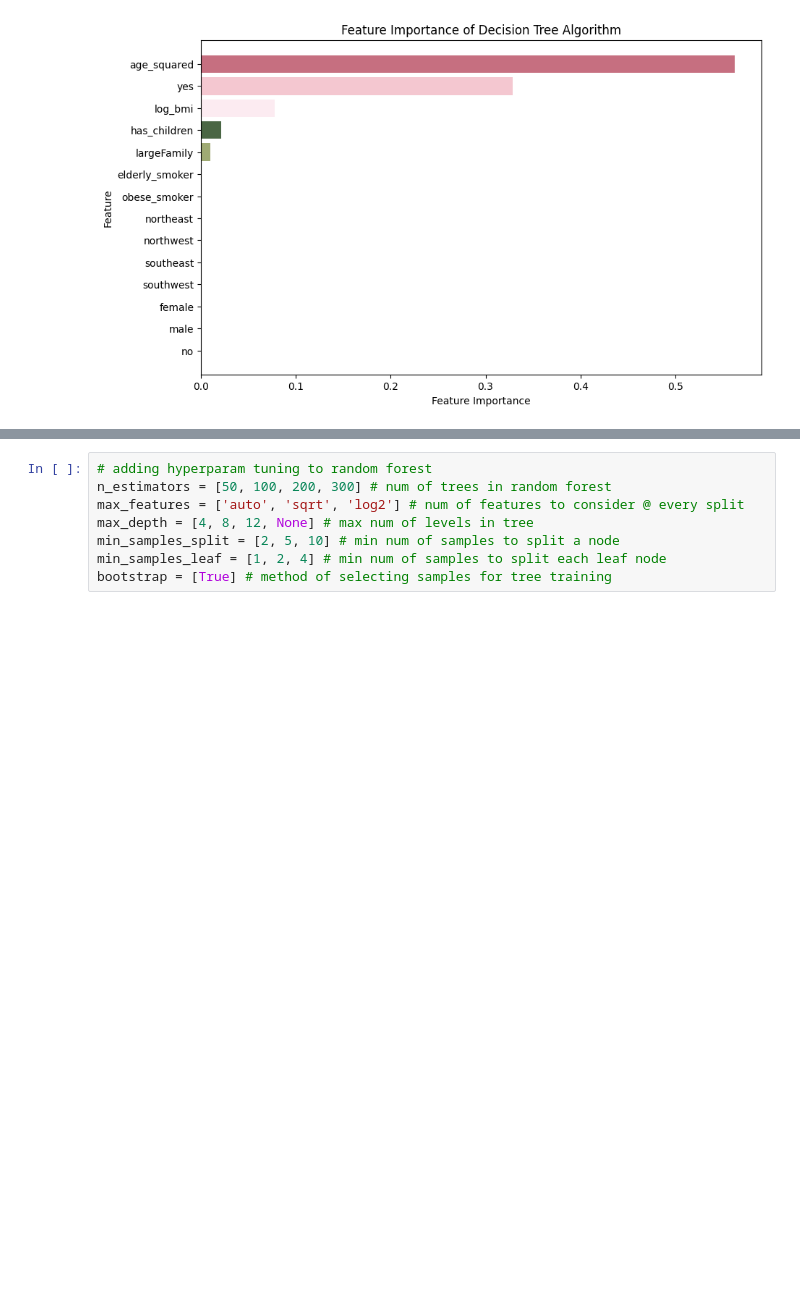
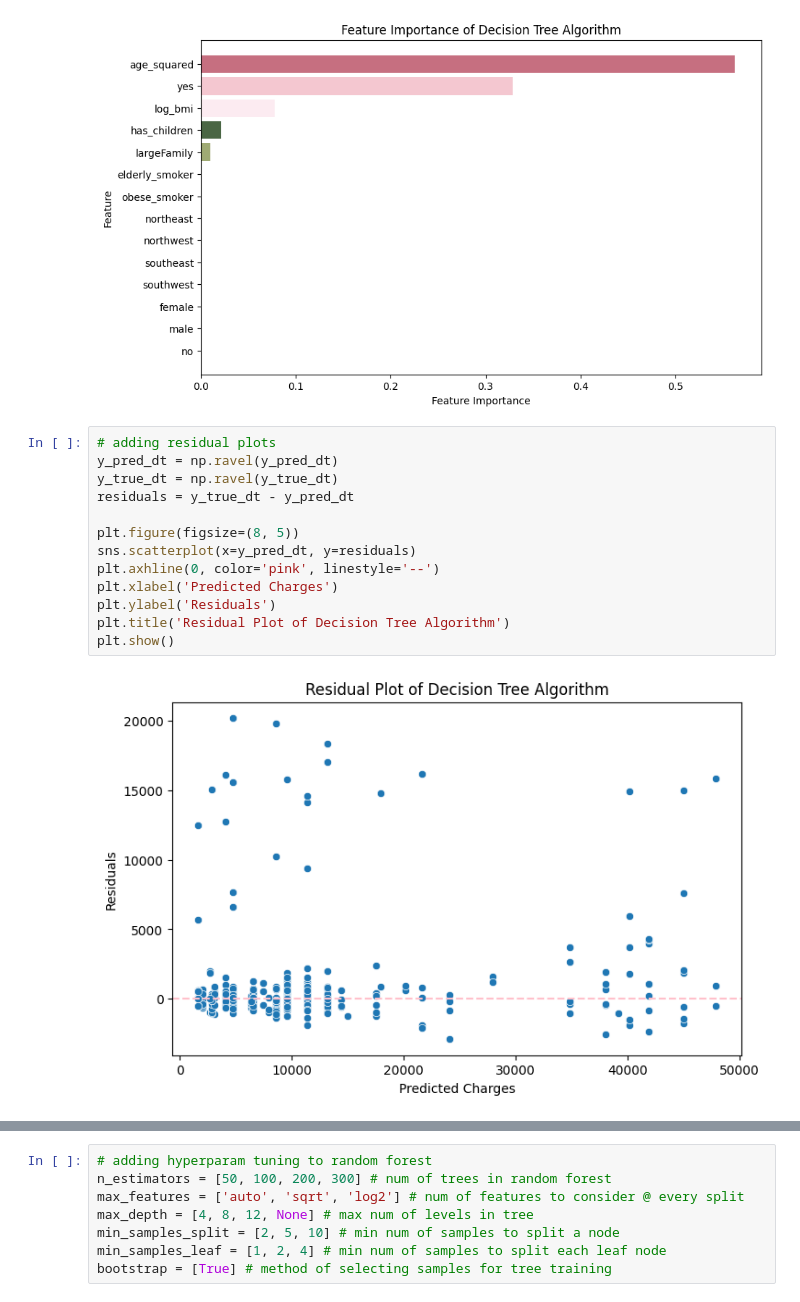
Before and after one commit to Mikayla-ds2/insurance_ml, a Jupyter notebook: model.ipynb, the cells around one changed output, grey strips where cells are left out. Saved outputs shown, nothing was run; the diff lists cells and outputs as text; blank space fills up the shorter version.

```diff
--- a/model.ipynb
+++ b/model.ipynb
@@ -371,3 +371,18 @@ plt.title('Feature Importance of Decision Tree Algorithm')
 plt.show()
 # %% [output]
 [figure]
+# %%
+# adding residual plots
+y_pred_dt = np.ravel(y_pred_dt)
+y_true_dt = np.ravel(y_true_dt)
+residuals = y_true_dt - y_pred_dt
+
+plt.figure(figsize=(8, 5))
+sns.scatterplot(x=y_pred_dt, y=residuals)
+plt.axhline(0, color='pink', linestyle='--')
+plt.xlabel('Predicted Charges')
+plt.ylabel('Residuals')
+plt.title('Residual Plot of Decision Tree Algorithm')
+plt.show()
+# %% [output]
+[figure, added]
```
Also changed, not shown: parts of 6 cells of this notebook, 2 other files.
